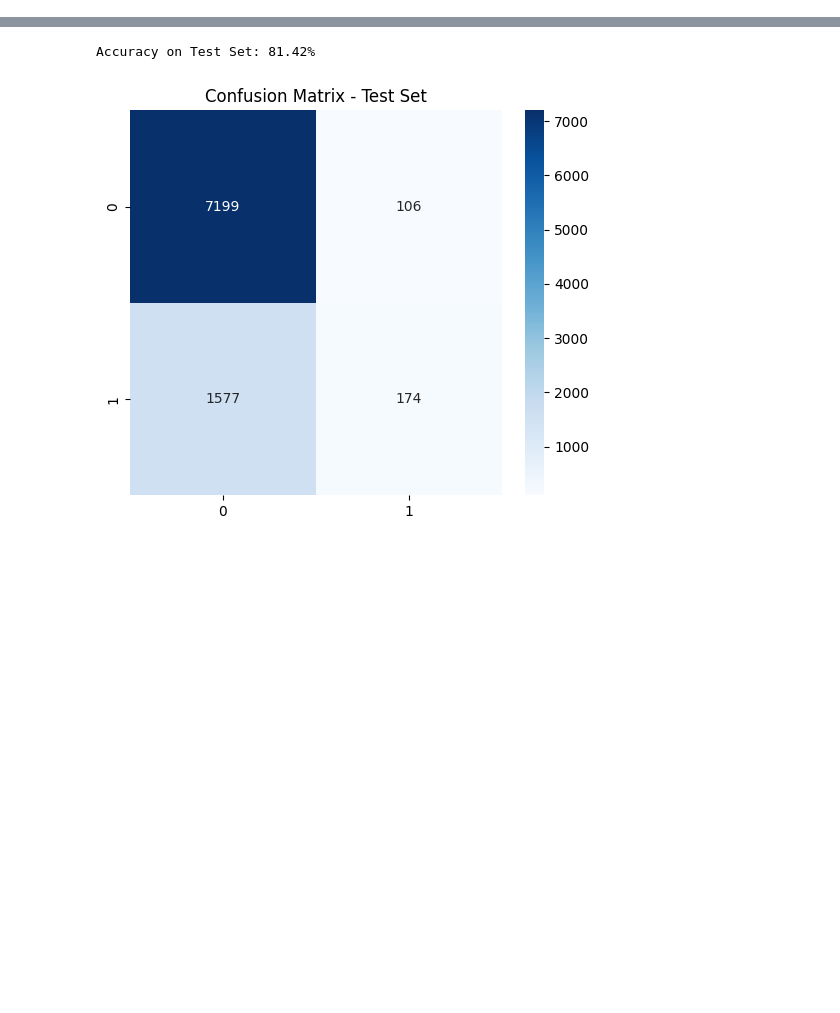
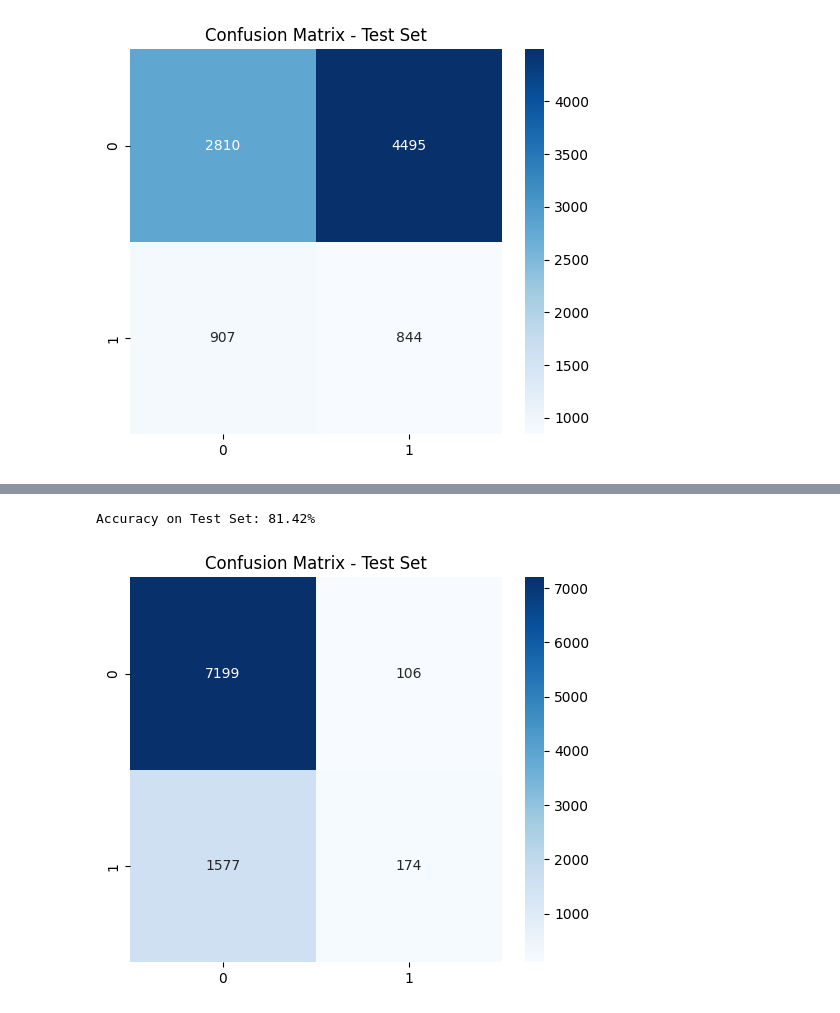
Before and after one commit to Jui1337/responsible-ai-security, a Jupyter notebook: RAI-implementation/improved-model-attacks.ipynb, the cells around one changed output, grey strips where cells are left out. Saved outputs shown, nothing was run; the diff lists cells and outputs as text; code cells hidden in the pictures; blank space fills up the shorter version.

```diff
--- a/RAI-implementation/improved-model-attacks.ipynb
+++ b/RAI-implementation/improved-model-attacks.ipynb
@@ -83,0 +159,85 @@ x_train_adv = get_adversarial_examples(X_train_subset, pipeline, model_improved)
+# %%
+#without any defense, directly testing how much model is impacted
+
+import xgboost as xgb
+import matplotlib.pyplot as plt
+import seaborn as sns
+from sklearn.metrics import accuracy_score, confusion_matrix, classification_report
+from sklearn.model_selection import train_test_split
+
+
+# Predictions on the test set (which is actually adversarial)
+y_adv_pred = model_improved.predict(x_train_adv)
+y_adv_proba = model_improved.predict_proba(x_train_adv).max(axis=1)
+
+# Compute accuracy on the test set
+accuracy_test = accuracy_score(y_test, y_adv_pred)
+print(f"Accuracy on Test Set wihtout any defense: {accuracy_test * 100:.2f}%")
+
+# Confusion Matrix for test data
+cm_test = confusion_matrix(y_test, y_adv_pred)
+
+# Plot Confusion Matrix for the test set
+plt.figure(figsize=(6, 5))
+sns.heatmap(cm_test, annot=True, fmt='d', cmap='Blues')
+plt.title("Confusion Matrix - Test Set")
+plt.show()
+
+# Drop in prediction confidence
+confidence_drop = np.mean(y_adv_proba - y_proba)
+
+# Attack success rate
+attack_success_rate = np.mean(y_pred_improved != y_adv_pred)
+
+# Average perturbation magnitudes
+avg_l2 = results_df["L2 Distance"].mean()
+avg_l0 = results_df["L0 Distance"].mean()
+avg_linf = results_df["Linf Distance"].mean()
+
+# Metrics
+metrics_table = pd.DataFrame({
+    "Metric": [
+        "Accuracy",
+        "F1 Score",
+        "Precision",
+        "Recall",
+        "ROC-AUC",
+        "Avg L0 Distance",
+        "Avg L2 Distance",
+        "Avg Linf Distance",
+        "Confidence Drop",
+        "Attack Success Rate"
+    ],
+    "Clean": [
+        accuracy_score(y_test, y_pred_improved),
+        f1_score(y_test, y_pred_improved),
+        precision_score(y_test, y_pred_improved),
+        recall_score(y_test, y_pred_improved),
+        roc_auc_score(y_test, model_improved.predict_proba(X_test_proc)[:, 1]),
+        np.nan,  # L0 not meaningful for clean
+        np.nan,  # L2 not meaningful for clean
+        np.nan,  # Linf not meaningful for clean
+        0.0,     # No confidence drop on clean
+        0.0
+    ],
+    "Adversarial": [
+        accuracy_score(y_test, y_adv_pred),
+        f1_score(y_test, y_adv_pred),
+        precision_score(y_test, y_adv_pred),
+        recall_score(y_test, y_adv_pred),
+        roc_auc_score(y_test, model_improved.predict_proba(x_train_adv)[:, 1]),
+        avg_l0,
+        avg_l2,
+        avg_linf,
+        confidence_drop,
+        attack_success_rate
+    ]
+})
+
+# Compute change for interpretation
+metrics_table["Change"] = metrics_table["Adversarial"] - metrics_table["Clean"]
+
+# Format table
+pd.options.display.float_format = '{:.4f}'.format
+print(metrics_table)
+# %% [output]
@@ -83,0 +245 @@ x_train_adv = get_adversarial_examples(X_train_subset, pipeline, model_improved)
+[figure, added]
```
Also changed, not shown: parts of 10 cells of this notebook, 1 other file.
